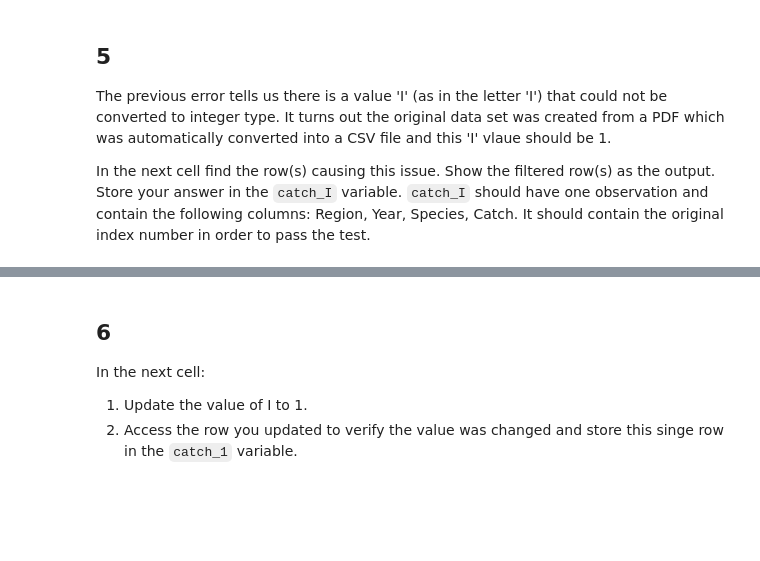
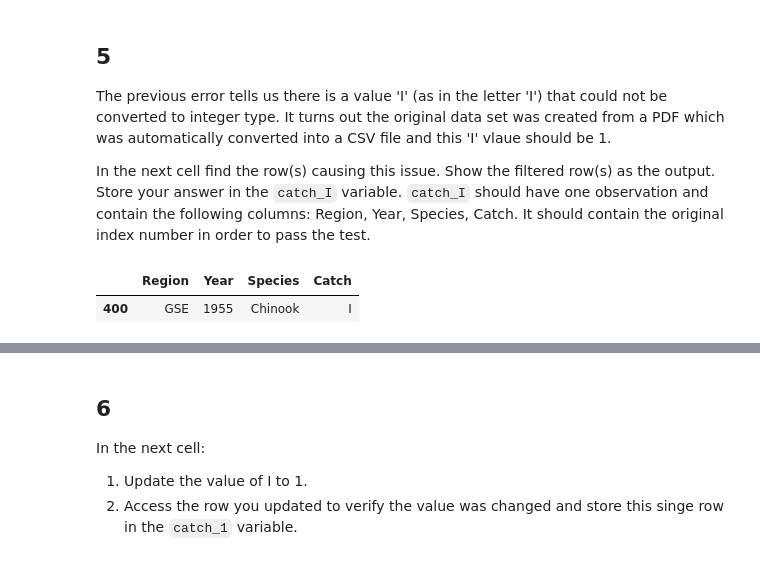
Before and after one commit to austinmartinez12/eds220-hwk2, a Jupyter notebook: task2/hwk2-task2-salmon.ipynb, the cells around one changed output, grey strips where cells are left out. Cells and saved outputs as stored; diff of their text form; code cells hidden in the pictures; blank space fills up the shorter version.

```diff
--- a/task2/hwk2-task2-salmon.ipynb
+++ b/task2/hwk2-task2-salmon.ipynb
@@ -201,2 +200,9 @@ catch_I
+# %%
+# Select rows where Catch column has the value 'I' and store them in catch_I
+catch_I = catch_data[catch_data['Catch'] == 'I']
+catch_I
+# %% [output]
+|  | Region | Year | Species | Catch |
+| 400 | GSE | 1955 | Chinook | I |
 # %%
 grader.check("q5")
```
Also changed, not shown: parts of 13 cells of this notebook.
